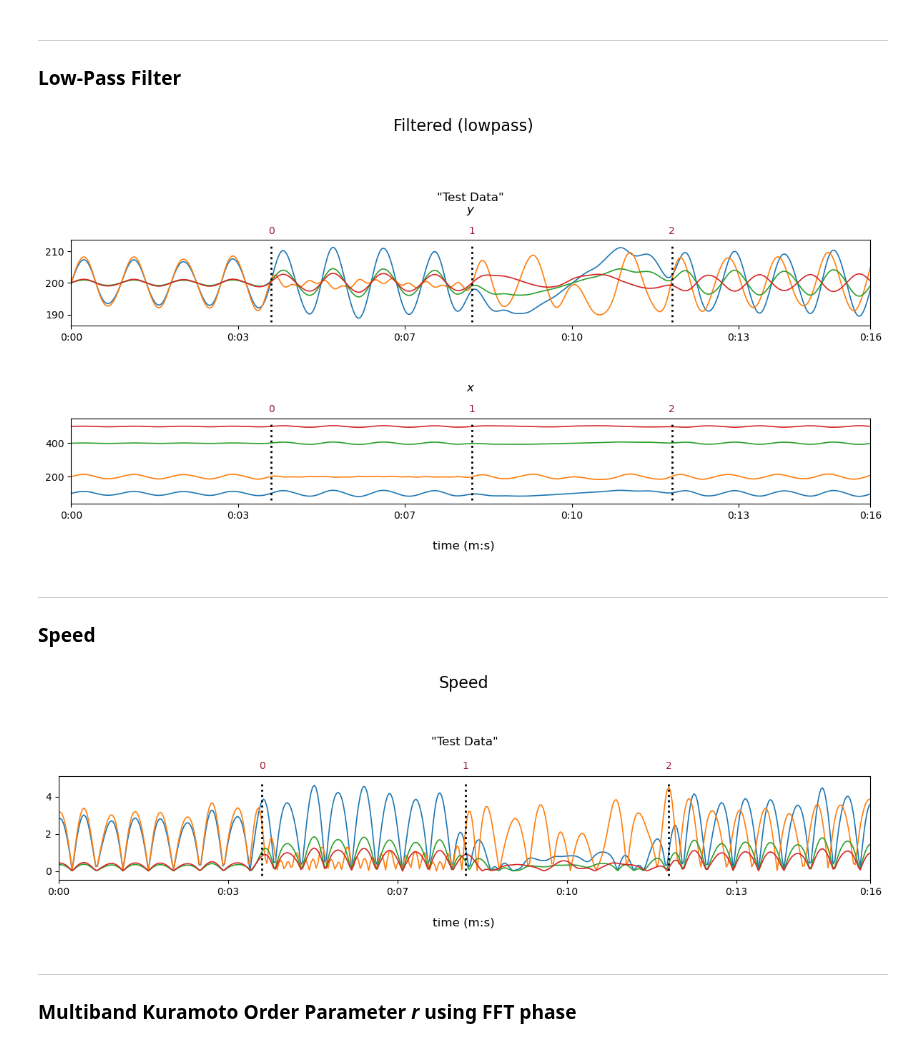
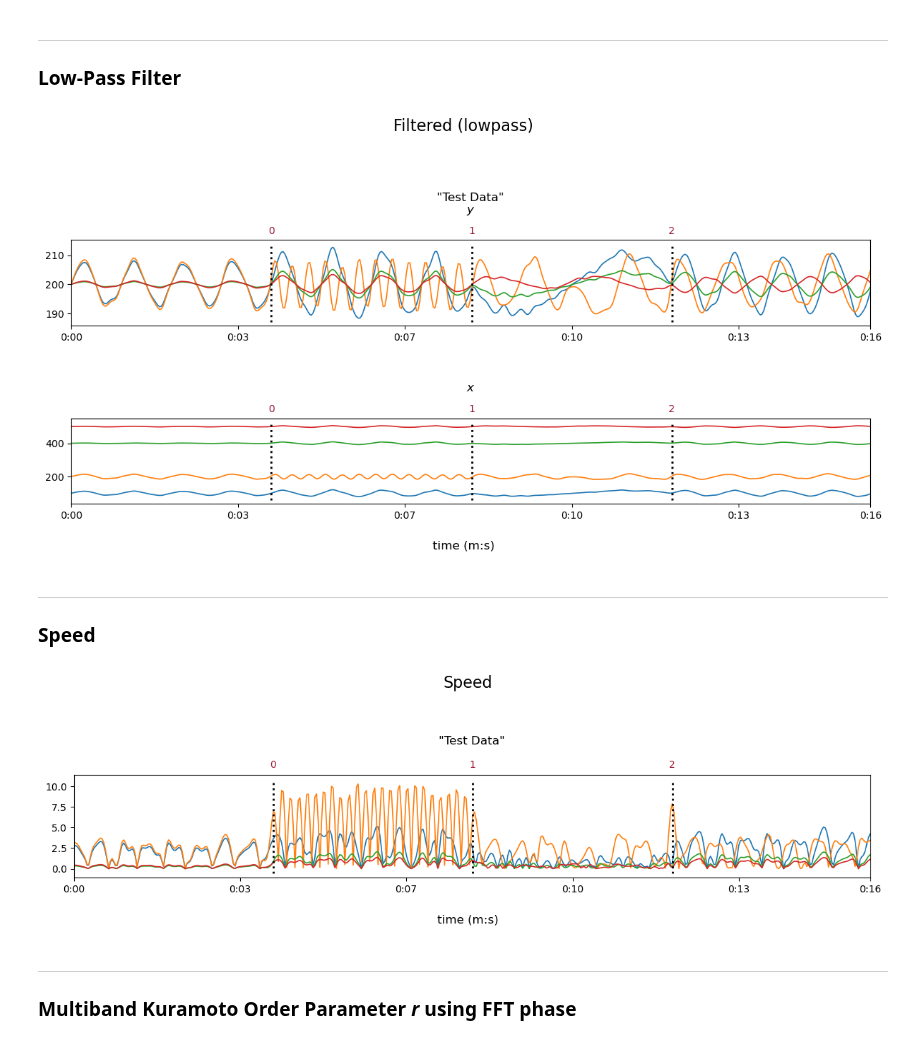
Before and after one commit to juigmend/SynCoord, a Jupyter notebook: docs/Kuramoto_r.ipynb, the cells around one changed output. Drawn from its saved outputs; the diff is of its cells as text; code cells hidden in the pictures.

Commit message:
correct LPF cutoff frequency

```diff
--- a/docs/Kuramoto_r.ipynb
+++ b/docs/Kuramoto_r.ipynb
@@ -51,18 +51,18 @@ index; key; Name; duration (s):
 # %%
 apply_LPF = True # <---
 
-filter_cutoff_freq = 2 # <--- (Hz)
+filter_cutoff_freq = 4 # <--- (Hz)
 filter_order = 3       # <---
 
 if apply_LPF:
     filtered = sc.ptdata.smooth( position, filter_type='butter', freq_response='lowpass',
                                  cutoff_freq=filter_cutoff_freq, order=filter_order )
     filtered.visualise( vscale=1.2, dlattr='1.2'  )
 else:
     filtered = position
     print('Filter not applied.')
 # %% [output]
-[figure, old version]
+[figure, new version]
 # %% [markdown]
 ***
 ### Speed
@@ -70,7 +70,7 @@ else:
 speed = sc.ptdata.tder2D( filtered )
 speed.visualise( vscale=1.4, dlattr='1.2' )
 # %% [output]
-[figure, old version]
+[figure, new version]
 # %% [markdown]
 ***
 ### Multiband Kuramoto Order Parameter *r* using FFT phase
```
Also changed, not shown: parts of 5 cells of this notebook, 2 other files.
